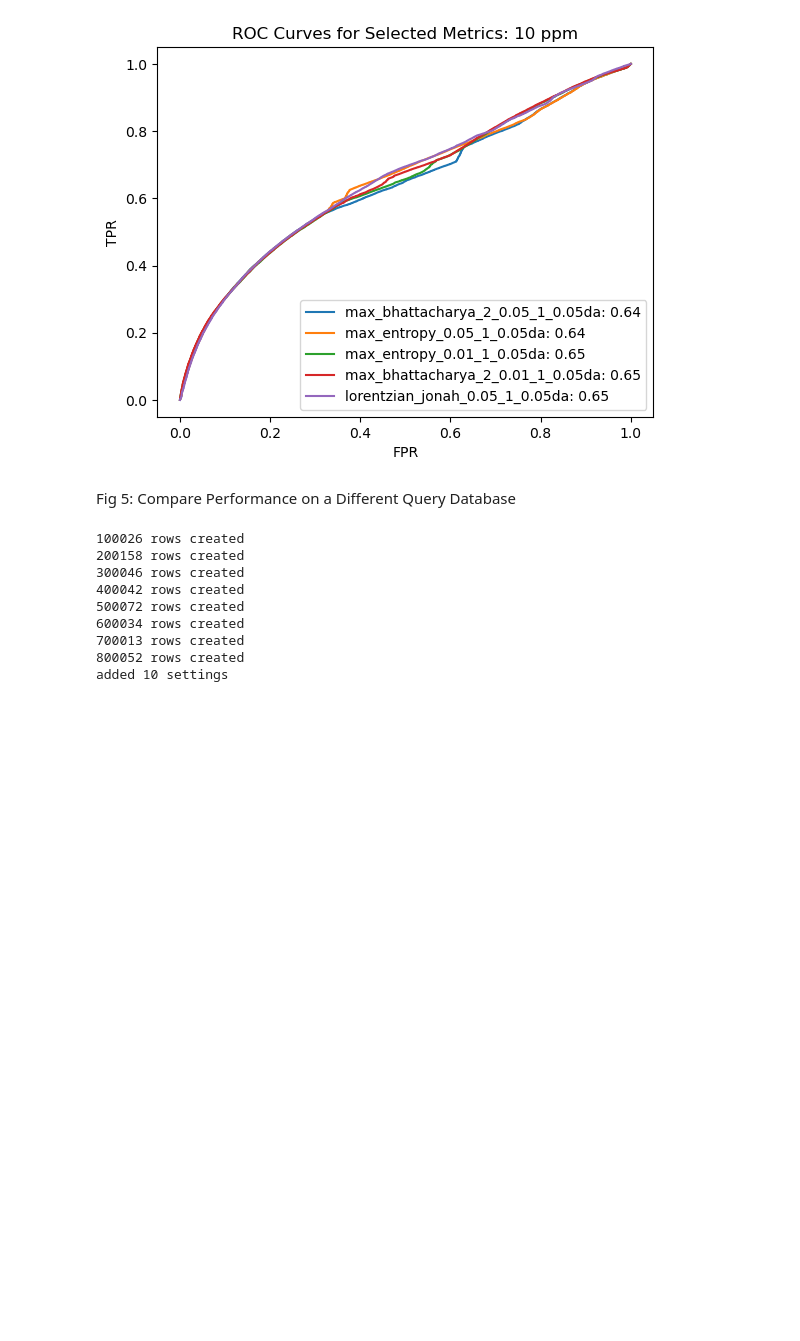
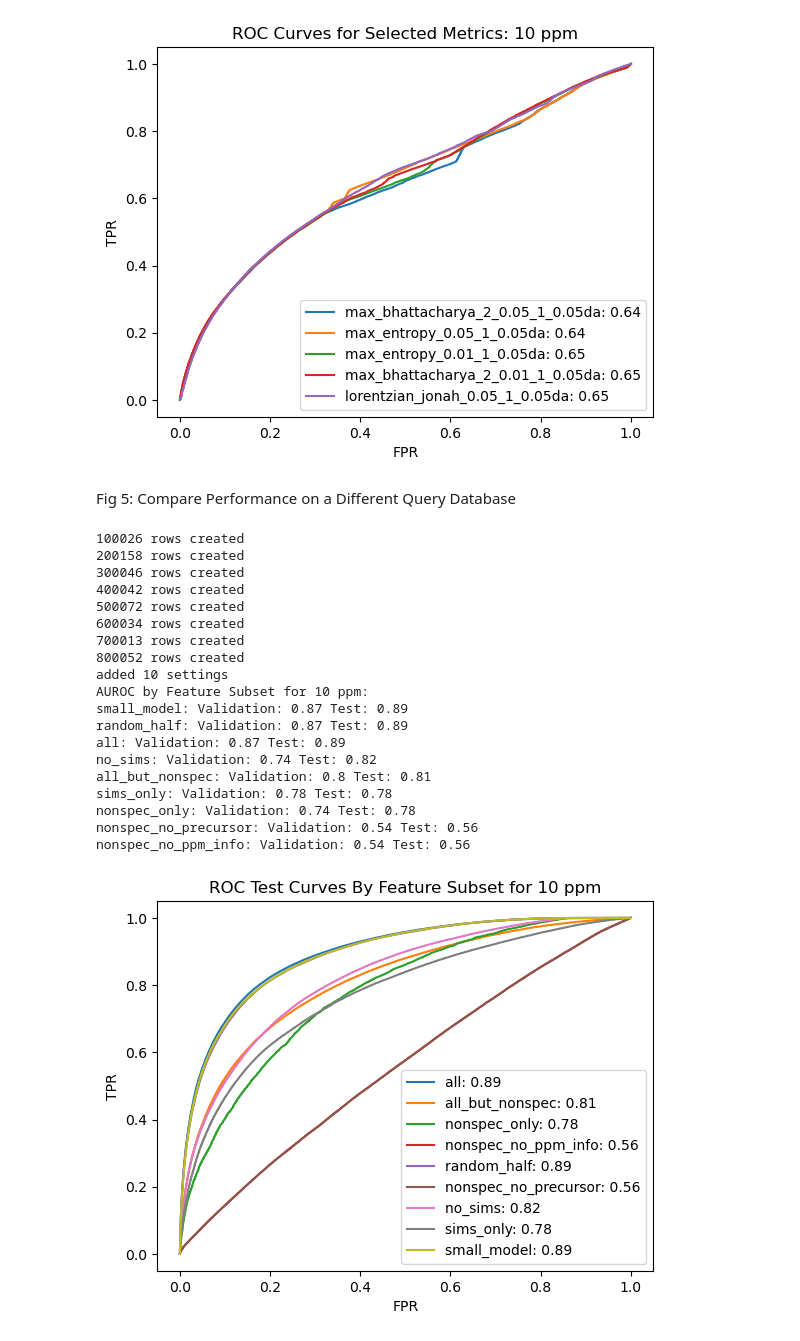
Before and after one commit to Jbug1/SpecSim, a Jupyter notebook: figures.ipynb, the cells around one changed output. Cells and saved outputs as stored; diff of their text form; code cells hidden in the pictures; blank space fills up the shorter version.

```diff
--- a/figures.ipynb
+++ b/figures.ipynb
@@ -24,7 +24,7 @@ import datasetBuilder
 #Set path variables where we want to save created datasets, intermediate outputs, etc
 #If you want to run this on your own computer, obviously you should update the path
 
-outputs_path='/Users/jonahpoczobutt/projects/specsim_res/Metlin_to_Nist_highres'
+outputs_path='/Users/jonahpoczobutt/projects/specsim_res/Mona_nist_prot'
 os.mkdir(outputs_path)
 
 
@@ -32,11 +32,12 @@ nist14='/Users/jonahpoczobutt/projects/raw_data/db_csvs/nist14_highres.pkl'
 gnps='/Users/jonahpoczobutt/projects/raw_data/db_csvs/gnps_highres.pkl'
 mona='/Users/jonahpoczobutt/projects/raw_data/db_csvs/mona_highres.pkl'
 metlin='/Users/jonahpoczobutt/projects/raw_data/db_csvs/metlin_highres.pkl'
+mona_nist = '/Users/jonahpoczobutt/projects/raw_data/db_csvs/mona_nist_prot_only.pkl'
 
 #Set the query and target dbs
 #these can be different or the same
-query = metlin
-target = nist14
+query = mona_nist
+target = mona_nist
 
 #This variable toggles whether we do a full run of the notebook, or if we read in variables created in a previous run
 fullRun=True
@@ -108,7 +107,7 @@ Figure 1: Global Performance of Individual Metrics/Weighting Schemes
 ppm_windows = [10]
 
 #this is the size of the sample we take from the full target
-size=int(1.5e6)
+size=int(1e6)
 
 #this is the maximum number of matches we allow for each query, based on the precursor window
 max_matches=None
@@ -254,7 +251,7 @@ Figure 3: Hierarchy of Metric Performance Conditional Distributions
 reload(plotAndOrderResults)
 reload(tests)
 metrics=['lorentzian','lorentzian_jonah','entropy','max_entropy','hellinger','max_bhattacharya_2','cosine','laplacian']
-quantile_variables = ['precquery', 'cequery','ceratio','ceabs', 'prec_abs_dif', 'prec_ppm_dif','npeaks_query','normalent_query','ent_query','mass_reduction_query']
+quantile_variables = ['precquery', 'cequery','ceratio','ceabs', 'npeaks_query','normalent_query','ent_query','mass_reduction_query']
 quantile_num=10
 
 
@@ -595,31 +592,42 @@ for i in ppm_windows:
     new_dataset = datasetBuilder.create_model_dataset(new_matches,
                                                       sim_methods,
                                                       noise_threshes,
                                                       centroid_tolerance_vals,
                                                       centroid_tolerance_types,
                                                       powers)
 
     with open(f'{outputs_path}/intermediateOutputs/indices.pkl','rb') as path:
         indices = pickle.load(path)
 
     with open(f'{outputs_path}/intermediateOutputs/models/res_dict_{i}.pkl','rb') as path:
         res_dict = pickle.load(path)
 
     plotAndOrderResults.fig5(new_dataset, res_dict, indices, f'{outputs_path}/fig5/a', i)
-    plotAndOrderResults.fig4b(test, indices['sims_only'], f'{outputs_path}/fig5/b', i, top_n_metrics)
+    plotAndOrderResults.fig4b(new_dataset, indices['sims_only'], f'{outputs_path}/fig5/b', i, top_n_metrics)
 
     #look at all individual metric ROCS
     individual_metrics=dict()
     for i in indices['sims_only']:
 
         individual_metrics[new_dataset.columns[i]]=list([i])
 # %% [output]
 100026 rows created
 200158 rows created
 300046 rows created
 400042 rows created
 500072 rows created
 600034 rows created
 700013 rows created
 800052 rows created
 added 10 settings
+AUROC by Feature Subset for 10 ppm:
+small_model: Validation: 0.87 Test: 0.89
+random_half: Validation: 0.87 Test: 0.89
+all: Validation: 0.87 Test: 0.89
+no_sims: Validation: 0.74 Test: 0.82
+all_but_nonspec: Validation: 0.8 Test: 0.81
+sims_only: Validation: 0.78 Test: 0.78
+nonspec_only: Validation: 0.74 Test: 0.78
+nonspec_no_precursor: Validation: 0.54 Test: 0.56
+nonspec_no_ppm_info: Validation: 0.54 Test: 0.56
+[figure, added]
```
Also changed, not shown: parts of 5 cells of this notebook, 1 other file.
